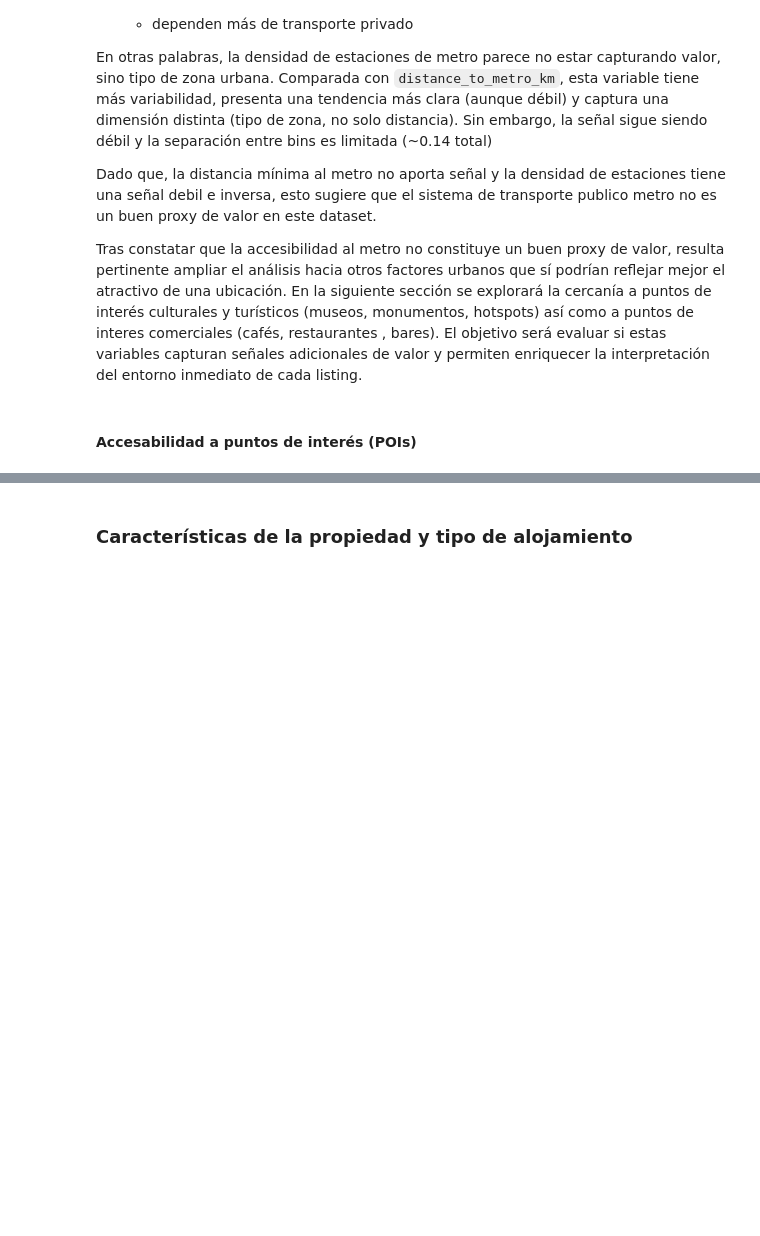
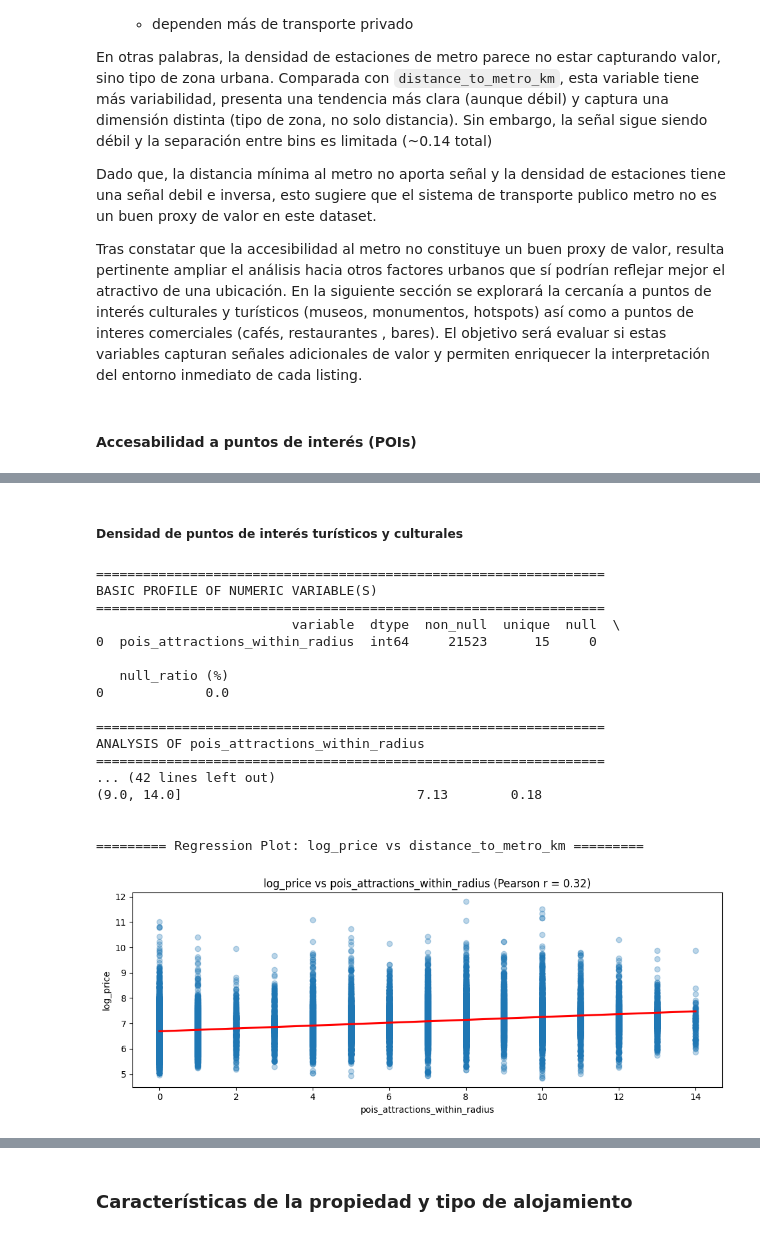
Before and after one commit to josue-rdgzcb/airbnb-price-prediction-cdmx, a Jupyter notebook: notebooks/01_data_exploration.ipynb, the cells around one changed output, grey strips where cells are left out. Cells and saved outputs as stored; diff of their text form; code cells hidden in the pictures; blank space fills up the shorter version.

```diff
--- a/notebooks/01_data_exploration.ipynb
+++ b/notebooks/01_data_exploration.ipynb
@@ -1929,0 +2024,64 @@ Tras constatar que la accesibilidad al metro no constituye un buen proxy de valo
+# %% [markdown]
+##### Densidad de puntos de interés turísticos y culturales
+# %%
+# Attractions density (count within radius)
+
+# 1. Build BallTree using Haversine metric
+
+tree = BallTree(attractios_coords, metric="haversine")
+
+# 2. Define radius (in km)
+earth_radius_km = 6371
+radius_km = 1.5
+radius_rad = radius_km / earth_radius_km
+
+# 3. Count attractions within radius
+counts = tree.query_radius(
+    listings_coords,
+    r=radius_rad,
+    count_only=True
+)
+
+# 5. Assign attractions within radius to DataFrame
+df_features['attractions_within_radius'] = counts
+# %%
+# Analysis of pois_attractions_within_radius and their relationship with price
+analyze_numeric_vars(
+    df=df_features,
+    vars=['attractions_within_radius'],
+    target='log_price'
+)
+
+# Binning of pois_attractions_within_radius and compute median log price by bins
+binning(
+    df=df_features,
+    vars=['attractions_within_radius'],
+    target='log_price'
+)
+
+# 5. Plot regplot to visualize relationship between log_price and pois_attractions_within_radius
+print("\n========= Regression Plot: log_price vs distance_to_metro_km =========")
+plot_regplot(
+    df=df_features,
+    vars=['attractions_within_radius'],
+    target='log_price'
+)
+# %% [output]
+=================================================================
+BASIC PROFILE OF NUMERIC VARIABLE(S)
+=================================================================
+                         variable  dtype  non_null  unique  null  \
+0  pois_attractions_within_radius  int64     21523      15     0
+
+   null_ratio (%)
+0             0.0
+
+=================================================================
+ANALYSIS OF pois_attractions_within_radius
+=================================================================
+... (42 lines left out)
+(9.0, 14.0]                              7.13        0.18
+
+
+========= Regression Plot: log_price vs distance_to_metro_km =========
+[figure, added]
```
Also changed, not shown: parts of 25 cells of this notebook.
